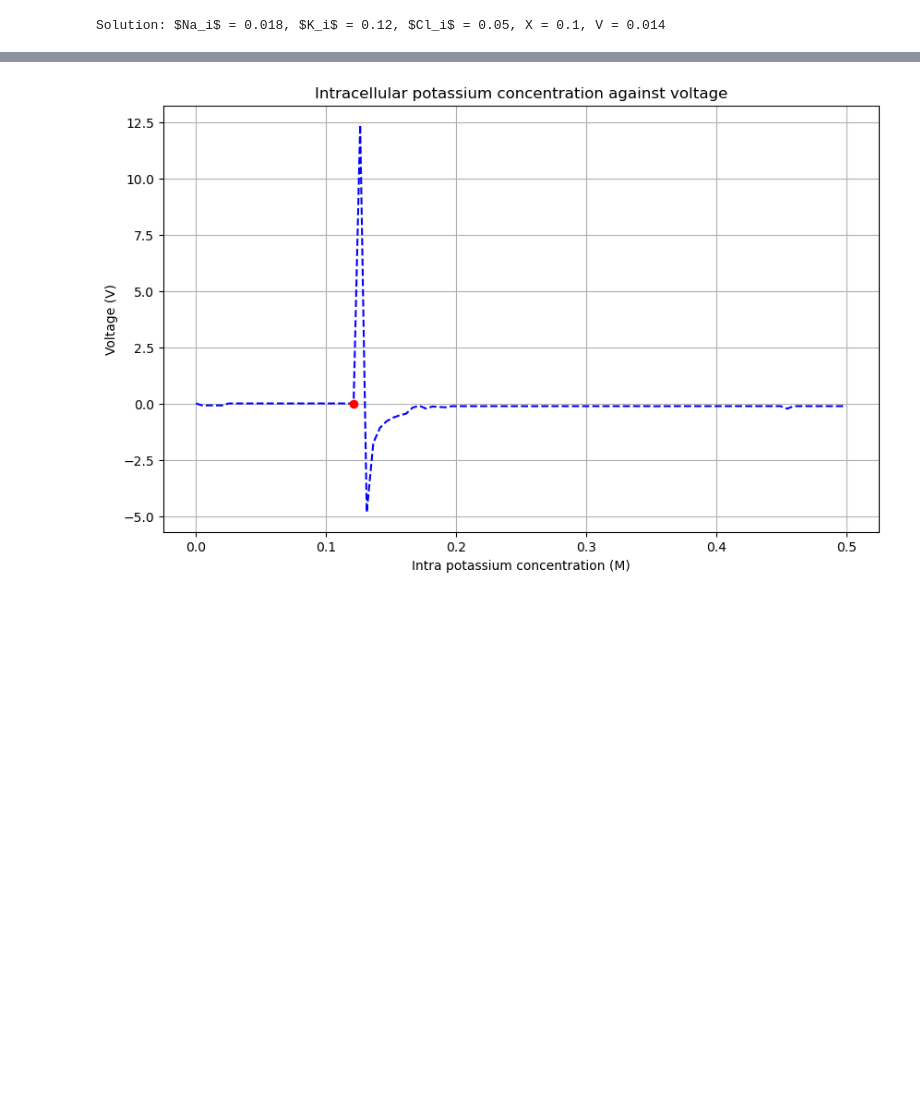
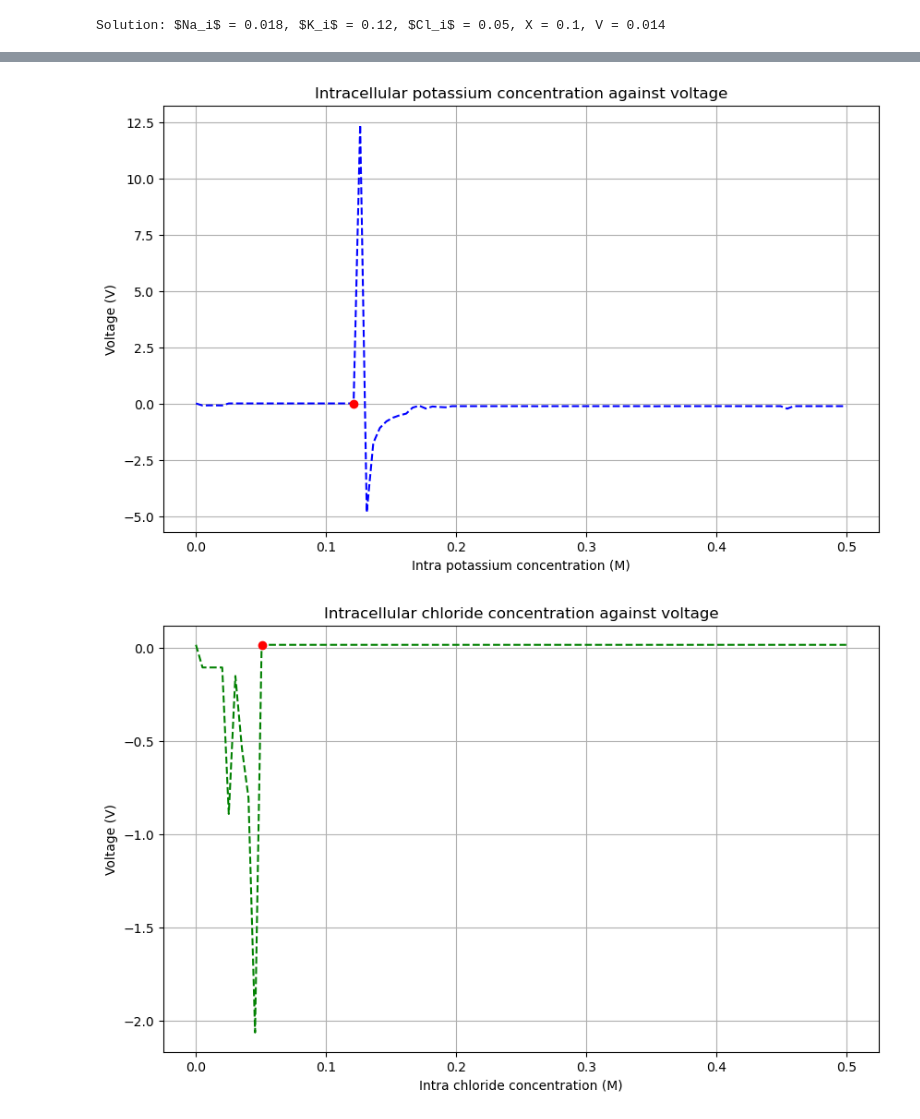
Before and after one commit to FinlayDWebb/2024-Summer-Math-Research, a Jupyter notebook: InitialAlgPhysioSolve.ipynb, the cells around one changed output, grey strips where cells are left out. Drawn from its saved outputs; the diff is of its cells as text; code cells hidden in the pictures; blank space fills up the shorter version.

```diff
--- a/InitialAlgPhysioSolve.ipynb
+++ b/InitialAlgPhysioSolve.ipynb
@@ -84,48 +84,73 @@ Solution: $Na_i$ = 0.018, $K_i$ = 0.12, $Cl_i$ = 0.05, X = 0.1, V = 0.014
 # %%
 # With this error we can see that the equation for the cotransporter is the issue, so what we can do is cycle through each ion on a plot...
 # ... and set the other concentrations from Mariia's paper. Starting with sodium.
 
 Na = np.linspace(0, 0.5, 100)
 
 solutionfix1 = np.zeros((len(Na), 5))
 
 for i in range(len(Na)):
 
     # Initial guess, we set X as 0.1 as a guess.
     initial_guessfix1 = [Na[i], 0.1215, 0.051, 0.1, 0.0146]
 
     solutionfix1[i, :] = fsolve(sys, initial_guessfix1)
 
 plt.figure(figsize=(10, 6))
 plt.plot(Na, solutionfix1[:, 4], color='purple', linestyle='--')
 plt.plot(0.0185, 0.0146, 'ro')
 plt.xlabel('Intra sodium concentration (M)')
 plt.ylabel('Voltage (V)')
 plt.title('Intracellular sodium concentration against voltage')
 plt.grid(True)
 plt.show()
+
+# Now trying the same with Potassium
+
+K = np.linspace(0, 0.5, 100)
+
+solutionfix2 = np.zeros((len(K), 5))
+
+for i in range(len(K)):
+
+    initial_guessfix2 = [0.0185, K[i], 0.051, 0.1, 0.0146]
+
+    solutionfix2[i, :] = fsolve(sys, initial_guessfix2)
+
+plt.figure(figsize=(10, 6))
+plt.plot(Na, solutionfix2[:, 4], color='blue', linestyle='--')
+plt.plot(0.1215, 0.0146, 'ro')
+plt.xlabel('Intra potassium concentration (M)')
+plt.ylabel('Voltage (V)')
+plt.title('Intracellular potassium concentration against voltage')
+plt.grid(True)
+plt.show()
+
+# Finally, trying the same with Chloride
+
+Cl = np.linspace(0, 0.5, 100)
+
+solutionfix3 = np.zeros((len(Cl), 5))
+
+for i in range(len(Cl)):
+
+    initial_guessfix3 = [0.0185, 0.1215, Cl[i], 0.1, 0.0146]
+
+    solutionfix3[i, :] = fsolve(sys, initial_guessfix3)
+
+plt.figure(figsize=(10, 6))
+plt.plot(Na, solutionfix3[:, 4], color='green', linestyle='--')
+plt.plot(0.051, 0.0146, 'ro')
+plt.xlabel('Intra chloride concentration (M)')
+plt.ylabel('Voltage (V)')
+plt.title('Intracellular chloride concentration against voltage')
+plt.grid(True)
+plt.show()
+
+
+# Note that I have put small red circles in the spaces that align with Mariia's paper. Since this exists on both plots, we know that the system isn't incorrect...
+# ... however, the behaviour around the plots can tell us something. I just haven't figured out what yet.
 # %% [output]
 [figure]
+[figure, added]
+[figure, added]
-# %%
-# Now trying the same with Potassium
-
-K = np.linspace(0, 0.5, 100)
-
-solutionfix2 = np.zeros((len(K), 5))
-
-for i in range(len(K)):
-
-    initial_guessfix2 = [0.0185, K[i], 0.051, 0.1, 0.0146]
-
-    solutionfix2[i, :] = fsolve(sys, initial_guessfix2)
-
-plt.figure(figsize=(10, 6))
-plt.plot(Na, solutionfix2[:, 4], color='blue', linestyle='--')
-plt.plot(0.1215, 0.0146, 'ro')
-plt.xlabel('Intra potassium concentration (M)')
-plt.ylabel('Voltage (V)')
-plt.title('Intracellular potassium concentration against voltage')
-plt.grid(True)
-plt.show()
-# %% [output]
-[figure, removed]
```
Also changed, not shown: parts of 2 cells of this notebook, 1 other file.
